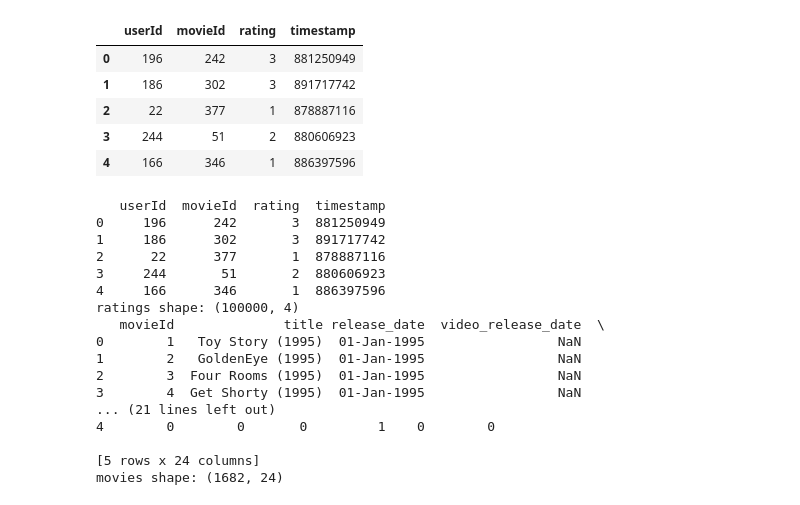
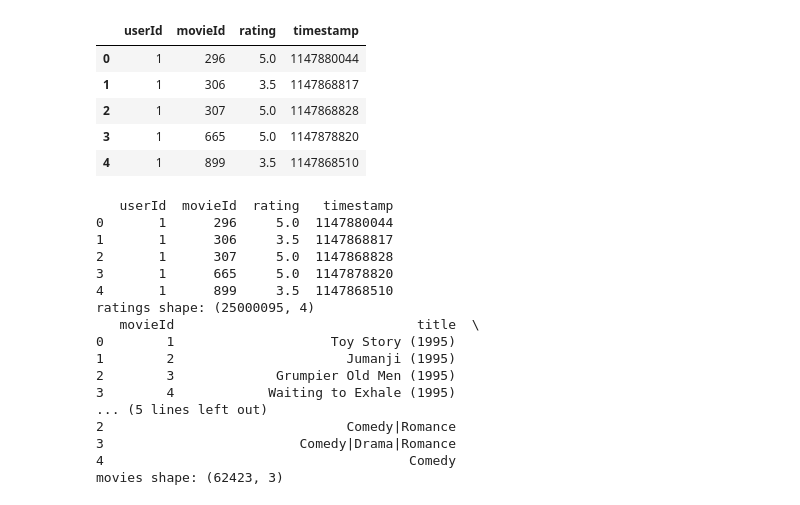
Before and after one commit to kimfalk/modern-recommender-systems, a Jupyter notebook: notebooks/chapter-02/fourstage_recommender_example.ipynb, the cells around one changed output. Saved outputs shown, nothing was run; the diff lists cells and outputs as text; code cells hidden in the pictures.

```diff
--- a/notebooks/chapter-02/fourstage_recommender_example.ipynb
+++ b/notebooks/chapter-02/fourstage_recommender_example.ipynb
@@ -10,16 +9,15 @@ import plotly.express as px
 # %%
-from recsys.data.loaders import load_movielens
-from recsys.utils.colab import get_data_path
+
 DATA_PATH = get_data_path()
-ratings, movies = load_movielens(data_dir=DATA_PATH)
+ratings, movies = load_movielens("ml-25m", data_dir=DATA_PATH)
 ratings.head()
 # %% [output]
 |  | userId | movieId | rating | timestamp |
-| 0 | 196 | 242 | 3 | 881250949 |
-| 1 | 186 | 302 | 3 | 891717742 |
-| 2 | 22 | 377 | 1 | 878887116 |
-| 3 | 244 | 51 | 2 | 880606923 |
-| 4 | 166 | 346 | 1 | 886397596 |
+| 0 | 1 | 296 | 5.0 | 1147880044 |
+| 1 | 1 | 306 | 3.5 | 1147868817 |
+| 2 | 1 | 307 | 5.0 | 1147868828 |
+| 3 | 1 | 665 | 5.0 | 1147878820 |
+| 4 | 1 | 899 | 3.5 | 1147868510 |
 # %%
 # Keep ratings/movies loaded from load_movielens in Cell 2
 print(ratings.head())
@@ -27,20 +25,20 @@ print(f"ratings shape: {ratings.shape}")
 print(movies.head())
 print(f"movies shape: {movies.shape}")
 # %% [output]
-   userId  movieId  rating  timestamp
-0     196      242       3  881250949
-1     186      302       3  891717742
-2      22      377       1  878887116
-3     244       51       2  880606923
-4     166      346       1  886397596
-ratings shape: (100000, 4)
-   movieId              title release_date  video_release_date  \
-0        1   Toy Story (1995)  01-Jan-1995                 NaN
-1        2   GoldenEye (1995)  01-Jan-1995                 NaN
-2        3  Four Rooms (1995)  01-Jan-1995                 NaN
-3        4  Get Shorty (1995)  01-Jan-1995                 NaN
-... (21 lines left out)
-4        0        0       0         1    0        0
-
-[5 rows x 24 columns]
-movies shape: (1682, 24)
+   userId  movieId  rating   timestamp
+0       1      296     5.0  1147880044
+1       1      306     3.5  1147868817
+2       1      307     5.0  1147868828
+3       1      665     5.0  1147878820
+4       1      899     3.5  1147868510
+ratings shape: (25000095, 4)
+   movieId                               title  \
+0        1                    Toy Story (1995)
+1        2                      Jumanji (1995)
+2        3             Grumpier Old Men (1995)
+3        4            Waiting to Exhale (1995)
+... (5 lines left out)
+2                               Comedy|Romance
+3                         Comedy|Drama|Romance
+4                                       Comedy
+movies shape: (62423, 3)
```
Also changed, not shown: parts of 32 cells of this notebook, 9 other files.
